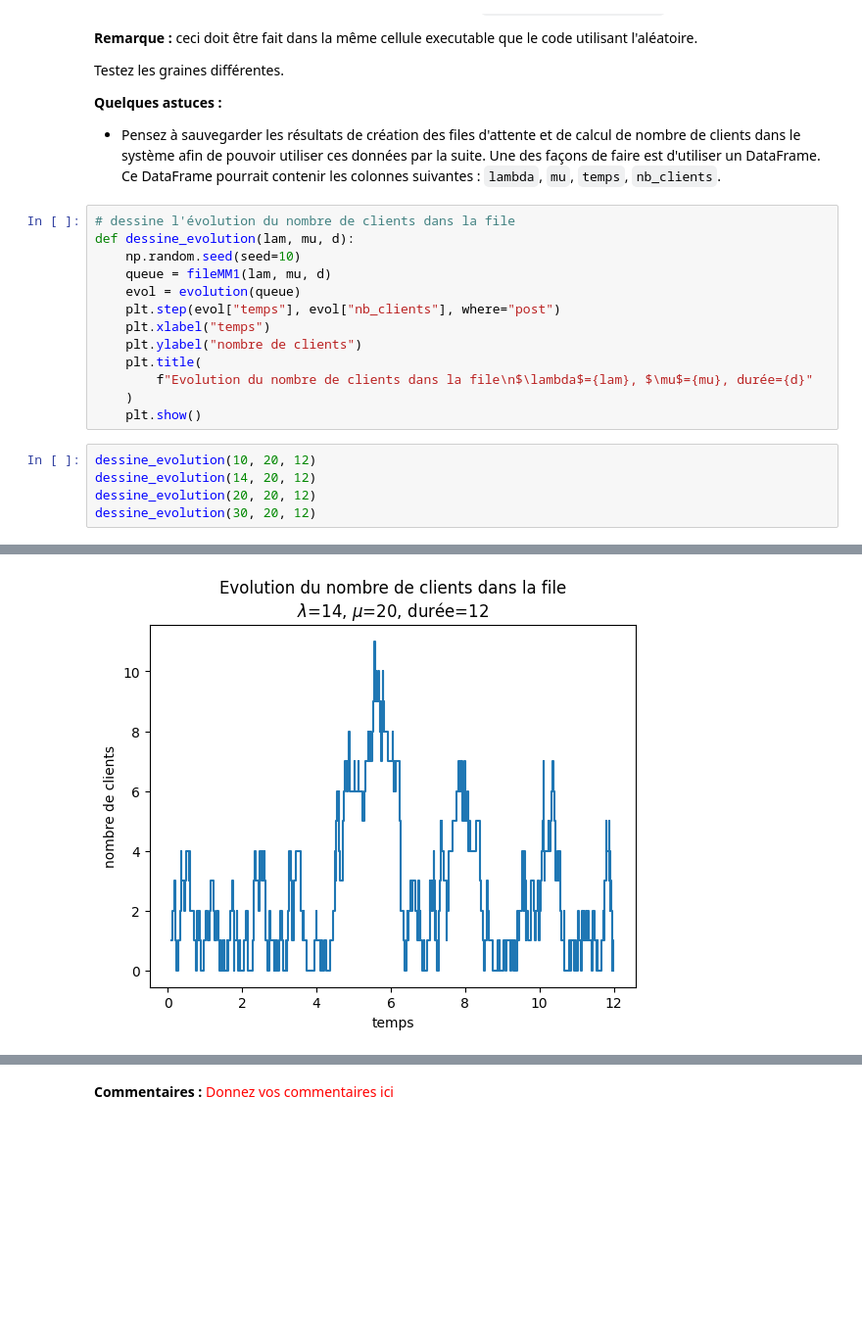
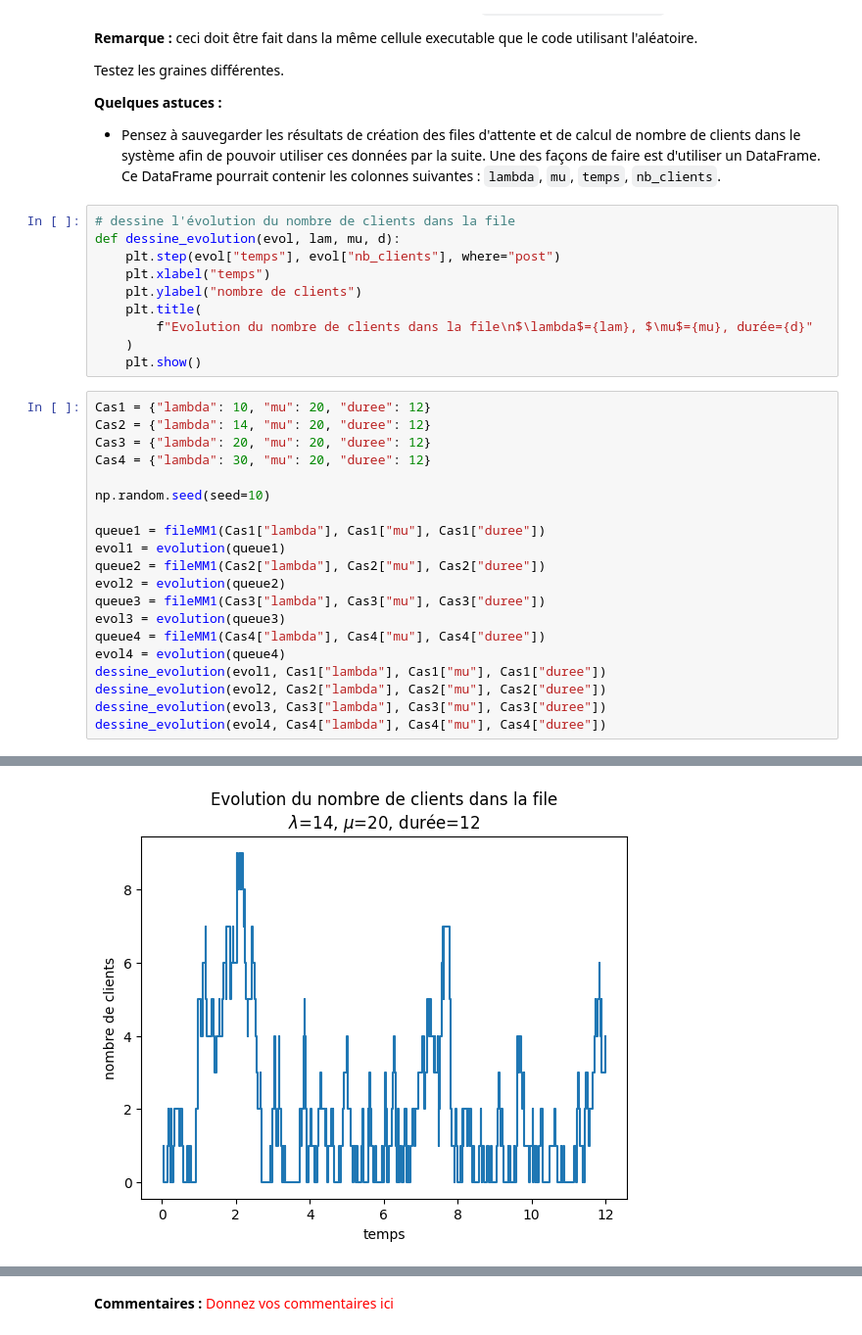
Before and after one commit to Snownamida/Proba-TP-1, a Jupyter notebook: Queue-TP.ipynb, the cells around one changed output, grey strips where cells are left out. Shown: that part at 98% size. Saved outputs shown, nothing was run; the diff lists cells and outputs as text; blank space fills up the shorter version.

```diff
--- a/Queue-TP.ipynb
+++ b/Queue-TP.ipynb
@@ -201,10 +190,7 @@ Testez les graines différentes.
 * Pensez à sauvegarder les résultats de création des files d'attente et de calcul de nombre de clients dans le système afin de pouvoir utiliser ces données par la suite. Une des façons de faire est d'utiliser un DataFrame. Ce DataFrame pourrait contenir les colonnes suivantes : `lambda`, `mu`, `temps`, `nb_clients`.
 # %%
 # dessine l'évolution du nombre de clients dans la file
-def dessine_evolution(lam, mu, d):
-    np.random.seed(seed=10)
-    queue = fileMM1(lam, mu, d)
-    evol = evolution(queue)
+def dessine_evolution(evol, lam, mu, d):
     plt.step(evol["temps"], evol["nb_clients"], where="post")
     plt.xlabel("temps")
     plt.ylabel("nombre de clients")
@@ -213,10 +199,25 @@ def dessine_evolution(lam, mu, d):
     )
     plt.show()
 # %%
-dessine_evolution(10, 20, 12)
-dessine_evolution(14, 20, 12)
-dessine_evolution(20, 20, 12)
-dessine_evolution(30, 20, 12)
+Cas1 = {"lambda": 10, "mu": 20, "duree": 12}
+Cas2 = {"lambda": 14, "mu": 20, "duree": 12}
+Cas3 = {"lambda": 20, "mu": 20, "duree": 12}
+Cas4 = {"lambda": 30, "mu": 20, "duree": 12}
+
+np.random.seed(seed=10)
+
+queue1 = fileMM1(Cas1["lambda"], Cas1["mu"], Cas1["duree"])
+evol1 = evolution(queue1)
+queue2 = fileMM1(Cas2["lambda"], Cas2["mu"], Cas2["duree"])
+evol2 = evolution(queue2)
+queue3 = fileMM1(Cas3["lambda"], Cas3["mu"], Cas3["duree"])
+evol3 = evolution(queue3)
+queue4 = fileMM1(Cas4["lambda"], Cas4["mu"], Cas4["duree"])
+evol4 = evolution(queue4)
+dessine_evolution(evol1, Cas1["lambda"], Cas1["mu"], Cas1["duree"])
+dessine_evolution(evol2, Cas2["lambda"], Cas2["mu"], Cas2["duree"])
+dessine_evolution(evol3, Cas3["lambda"], Cas3["mu"], Cas3["duree"])
+dessine_evolution(evol4, Cas4["lambda"], Cas4["mu"], Cas4["duree"])
 # %% [output]
 [figure]
-[figure, old version]
+[figure, new version]
```
Also changed, not shown: parts of 8 cells of this notebook.
